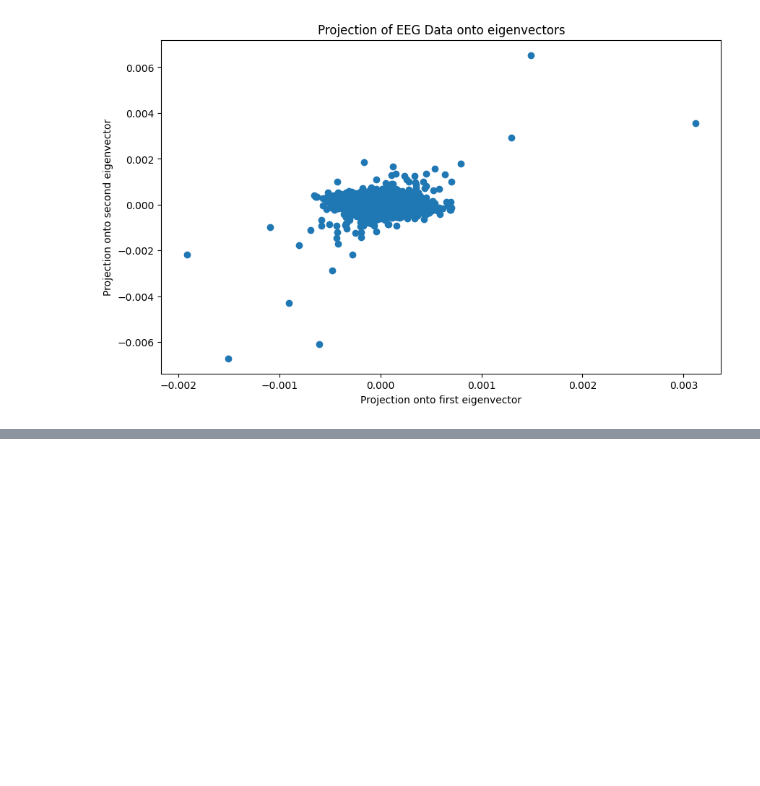
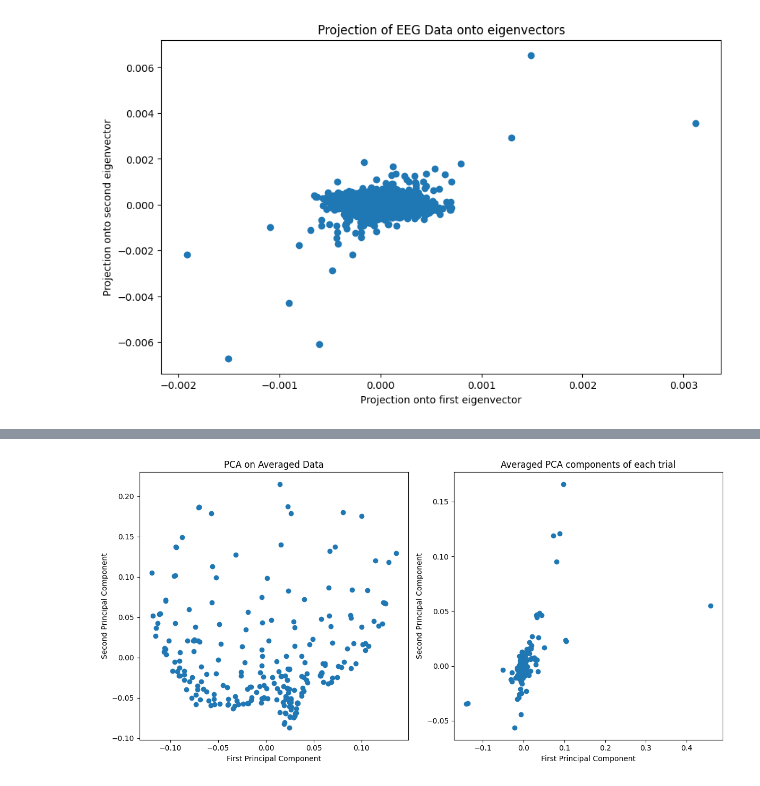
Before and after one commit to allshaks/eeg_llm, a Jupyter notebook: noel_svd.ipynb, the cells around one changed output, grey strips where cells are left out. Saved outputs shown, nothing was run; the diff lists cells and outputs as text; code cells hidden in the pictures; blank space fills up the shorter version.

Commit message:
implemented eigenvector average per trial

```diff
--- a/noel_svd.ipynb
+++ b/noel_svd.ipynb
@@ -126,0 +119,27 @@ plt.show()
+# %%
+# apply PCA to average data
+pca = PCA(n_components=2)
+pca.fit(avg_data.T)
+
+first_two_comp = pca.components_
+# %%
+# create figure with two subplots
+fig, axes = plt.subplots(1, 2, figsize=(12,6))
+
+# first subplot of eigenvectors of averaged data
+axes[0].scatter(first_two_comp[0], first_two_comp[1])
+axes[0].set_title('PCA on Averaged Data')
+axes[0].set_xlabel('First Principal Component')
+axes[0].set_ylabel('Second Principal Component')
+
+# second subplot of averaged eigenvectors of each trial
+axes[1].scatter(avg_components[0], avg_components[1])
+axes[1].set_title('Averaged PCA components of each trial')
+axes[1].set_xlabel('First Principal Component')
+axes[1].set_ylabel('Second Principal Component')
+
+
+plt.tight_layout()
+plt.show()
+# %% [output]
+[figure, added]
```
Also changed, not shown: parts of 13 cells of this notebook.
